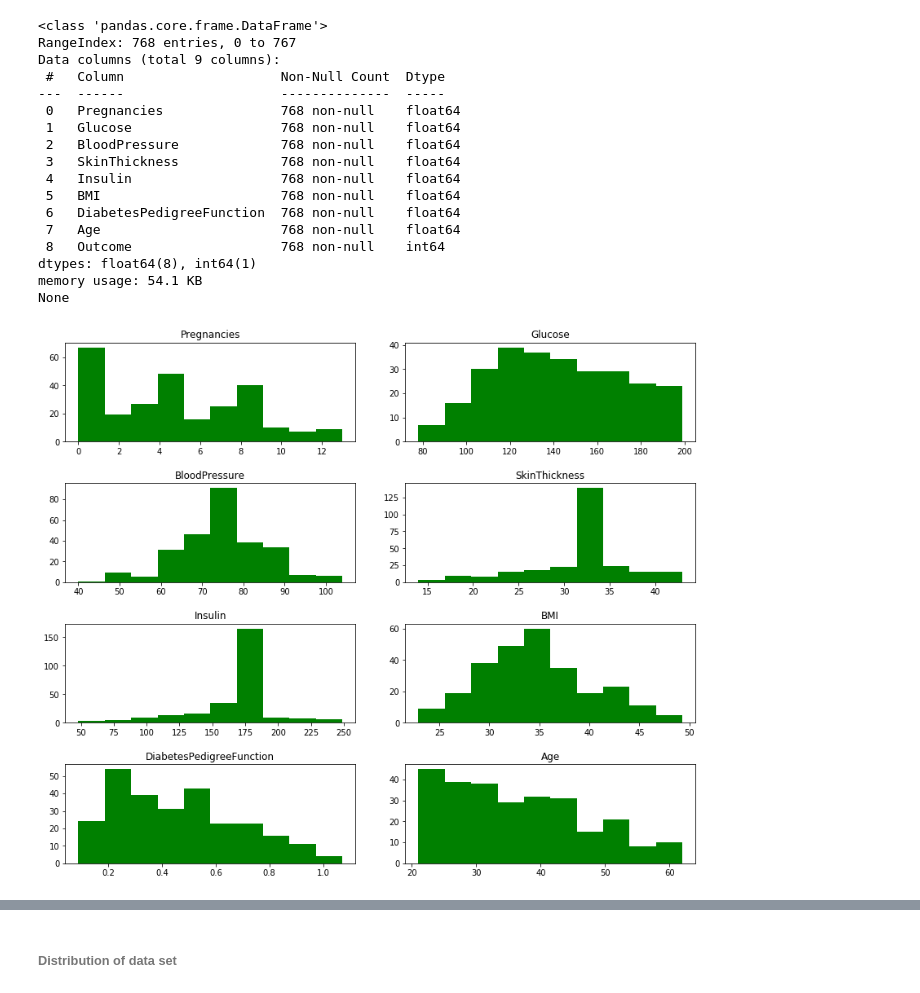
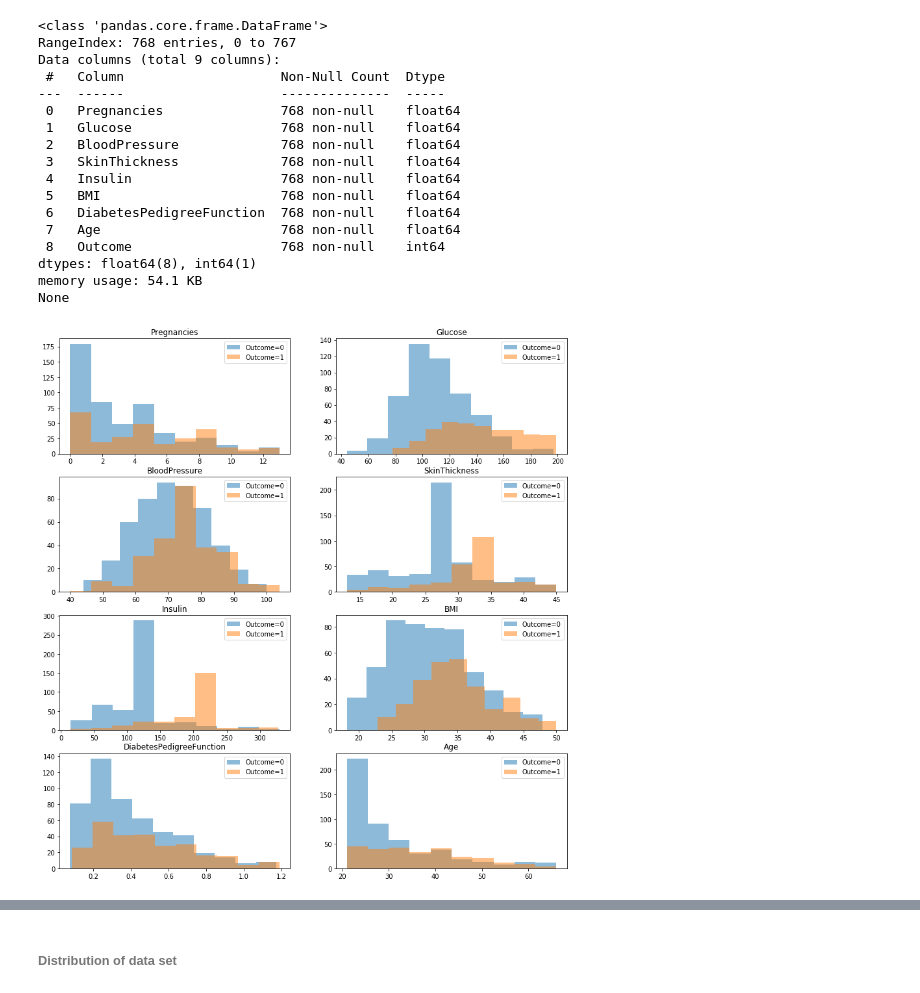
Before and after one commit to mayurraj876/Diabetes-Prediction, a Jupyter notebook: PROJECT.ipynb, the cells around one changed output, grey strips where cells are left out. Cells and saved outputs as stored; diff of their text form; code cells hidden in the pictures.

```diff
--- a/PROJECT.ipynb
+++ b/PROJECT.ipynb
@@ -138,17 +139,20 @@ Data columns (total 9 columns):
 dtypes: float64(8), int64(1)
 memory usage: 54.1 KB
 None
-# %%
-fig, ax = plt.subplots(nrows=4, ncols=2, figsize=(12, 10))
-fig.tight_layout(pad=3.0)
-k=0
-for i in range(0,4):
-    for j in range(0,2):
-        ax[i,j].set_title(attributes[k])
-        ax[i,j].hist(data[attributes[k]][data.Outcome==1],color="green")
-        k+=1
-# %% [output]
-[figure, removed]
+# %%
+fig = plt.figure(figsize=(14,15))
+fig.tight_layout(pad=3.0)
+nrow,ncol,index=4,2,1
+for attribute in attributes:
+    plt.subplot(nrow, ncol, index)
+    plt.title(attribute)
+    plt.hist(data[attribute][data.Outcome==0],alpha=0.5,label="Outcome=0")
+    plt.hist(data[attribute][data.Outcome==1],alpha=0.5,label="Outcome=1")
+    plt.legend(loc="best")
+    index+=1
+plt.show()
+# %% [output]
+[figure, added]
 # %%
 violin_plot()
 # %% [output]
```
Also changed, not shown: parts of 11 cells of this notebook, 2 other files.
